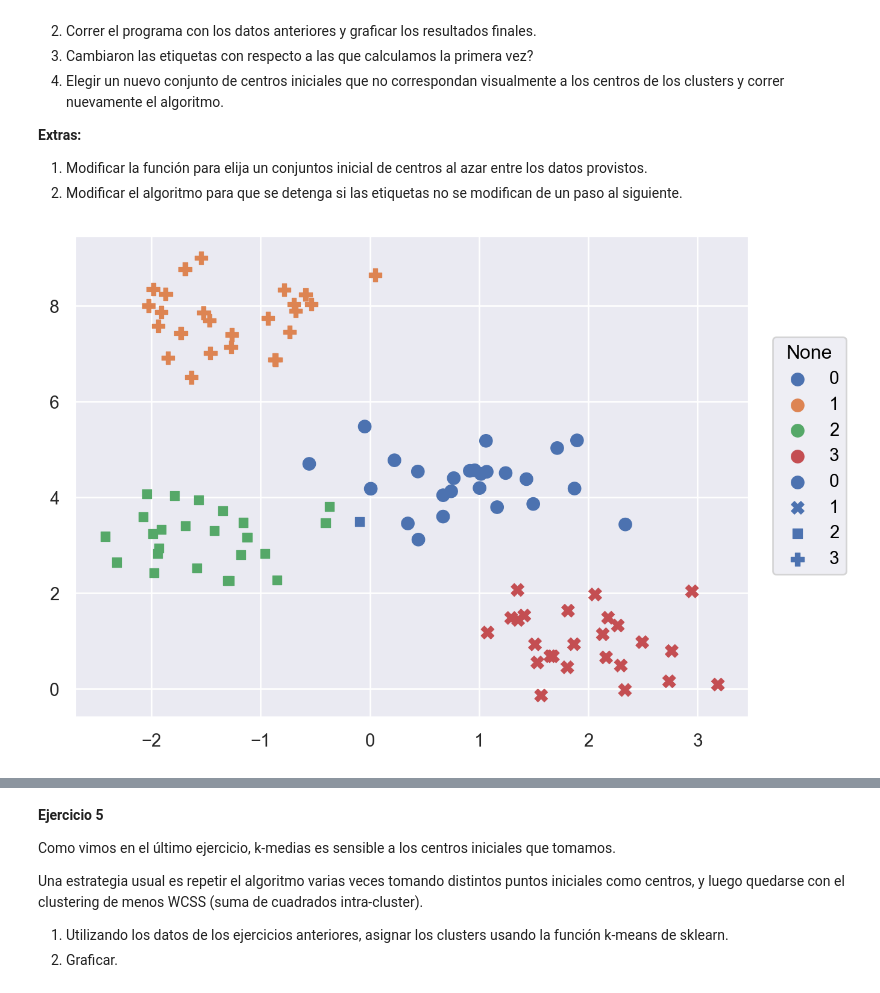
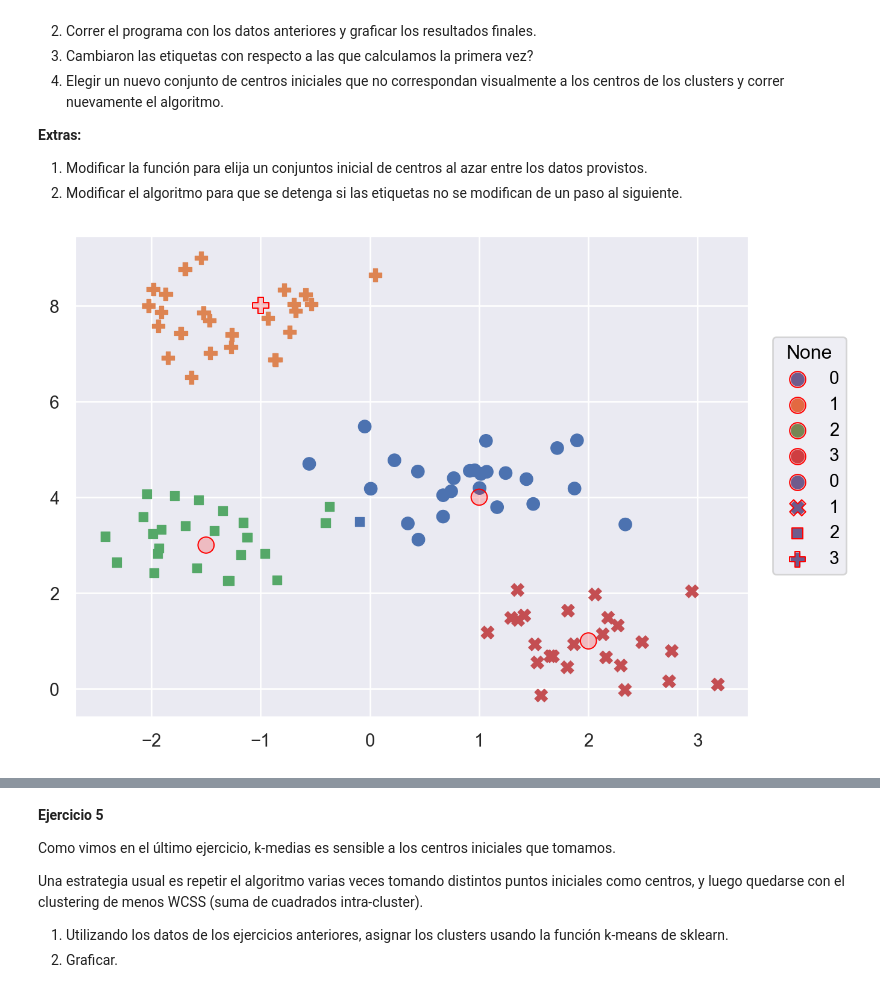
Before and after one commit to AnnBass23/LDD, a Jupyter notebook: P7 LDD/clase15-ldd-clusteringkmeans-resuelta.ipynb, the cells around one changed output, grey strips where cells are left out. Cells and saved outputs as stored; diff of their text form; code cells hidden in the pictures.

```diff
--- a/P7 LDD/clase15-ldd-clusteringkmeans-resuelta.ipynb
+++ b/P7 LDD/clase15-ldd-clusteringkmeans-resuelta.ipynb
@@ -245,15 +245,15 @@ def kmedias(datos, centros, n):
 # %%
 # Item 2
 etiquetas = kmedias(datos, centros, 10)
 
 # Graficamos
 (
     so.Plot(x = X[:,0], y =  X[:,1], color = etiquetas, marker = v)
     .add(so.Dot(pointsize = 8))
-    #.add(so.Dots(color = "red", pointsize= 10), x = centros[:,0], y = centros[:,1])
+    .add(so.Dots(color = "red", pointsize= 10), x = centros[:,0], y = centros[:,1])
 )
 # %% [output]
-[figure, old version]
+[figure, new version]
 # %%
 # Item 3 - Comparar con el grafico anterior
 # %%
```
Also changed, not shown: parts of 2 cells of this notebook, 5 other files.
